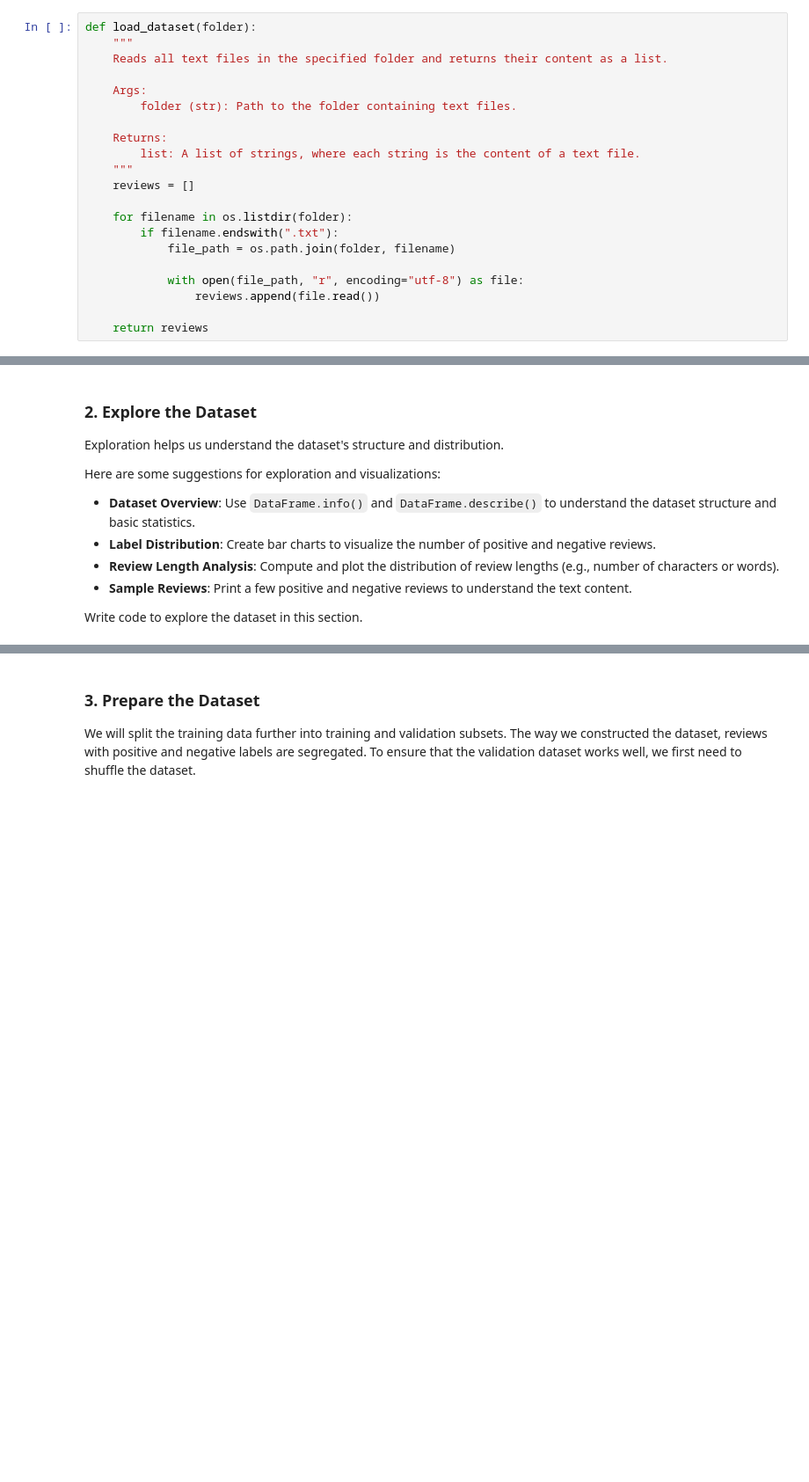
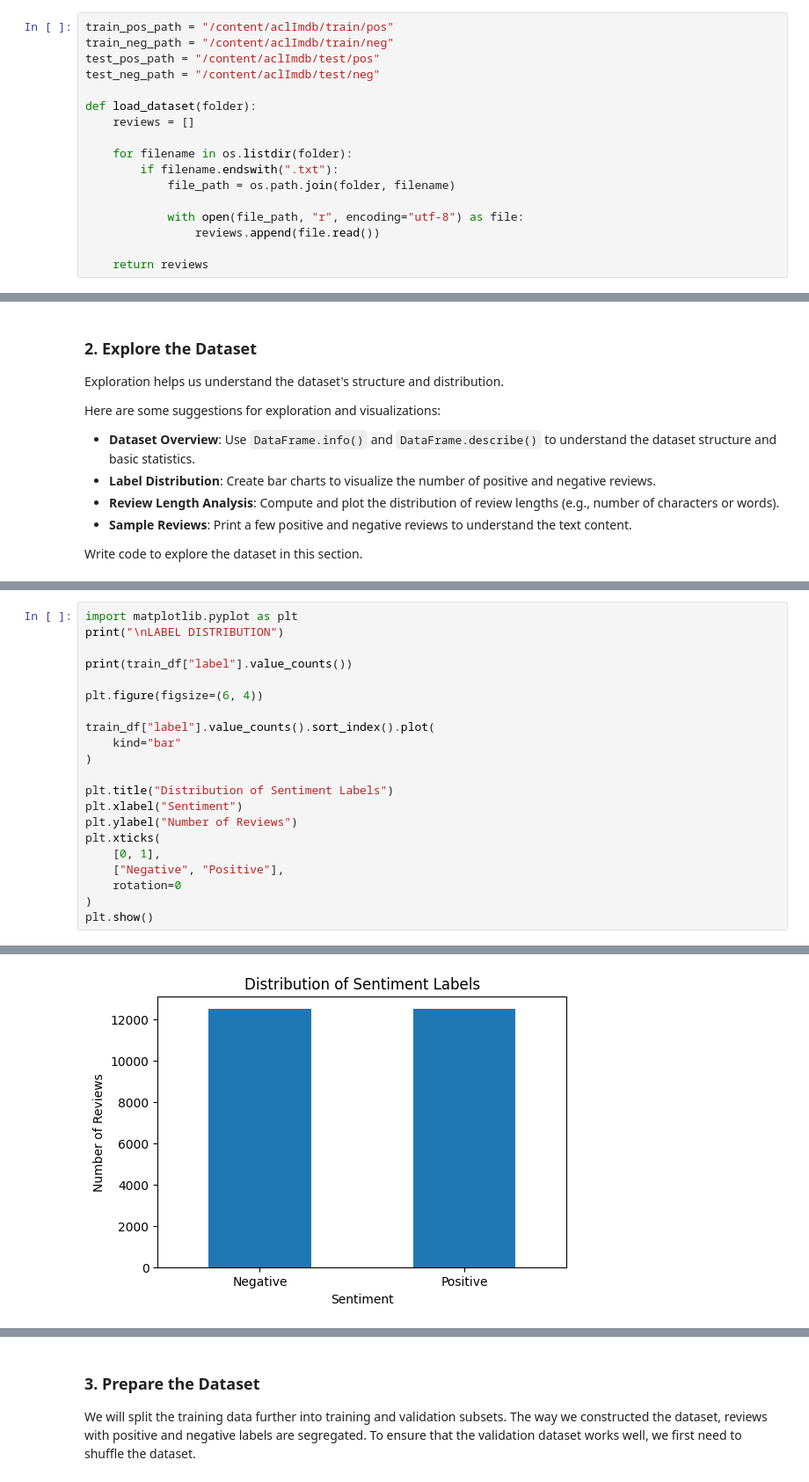
Before and after one commit to subikshasrig/AWSAIMLTransformer, a Jupyter notebook: SentimentScope.ipynb, the cells around one changed output, grey strips where cells are left out. Shown at 88% size. Cells and saved outputs as stored; diff of their text form; blank space fills up the shorter version.

```diff
--- a/SentimentScope.ipynb
+++ b/SentimentScope.ipynb
@@ -125,16 +184,12 @@ To implement this function:
 - Ensure that the function only processes text files (you may use file extensions for filtering if needed).
 - Refer to the [os.listdir documentation](https://docs.python.org/3/library/os.html#os.listdir) for listing files in a directory.
 # %%
+train_pos_path = "/content/aclImdb/train/pos"
+train_neg_path = "/content/aclImdb/train/neg"
+test_pos_path = "/content/aclImdb/test/pos"
+test_neg_path = "/content/aclImdb/test/neg"
+
 def load_dataset(folder):
-    """
-    Reads all text files in the specified folder and returns their content as a list.
-
-    Args:
-        folder (str): Path to the folder containing text files.
-
-    Returns:
-        list: A list of strings, where each string is the content of a text file.
-    """
     reviews = []
 
     for filename in os.listdir(folder):
@@ -195,0 +293,22 @@ Write code to explore the dataset in this section.
+# %%
+import matplotlib.pyplot as plt
+print("\nLABEL DISTRIBUTION")
+
+print(train_df["label"].value_counts())
+
+plt.figure(figsize=(6, 4))
+
+train_df["label"].value_counts().sort_index().plot(
+    kind="bar"
+)
+
+plt.title("Distribution of Sentiment Labels")
+plt.xlabel("Sentiment")
+plt.ylabel("Number of Reviews")
+plt.xticks(
+    [0, 1],
+    ["Negative", "Positive"],
+    rotation=0
+)
+plt.show()
+# %% [output]
@@ -195,0 +320 @@ Write code to explore the dataset in this section.
+[figure, added]
```
Also changed, not shown: parts of 38 cells of this notebook.
